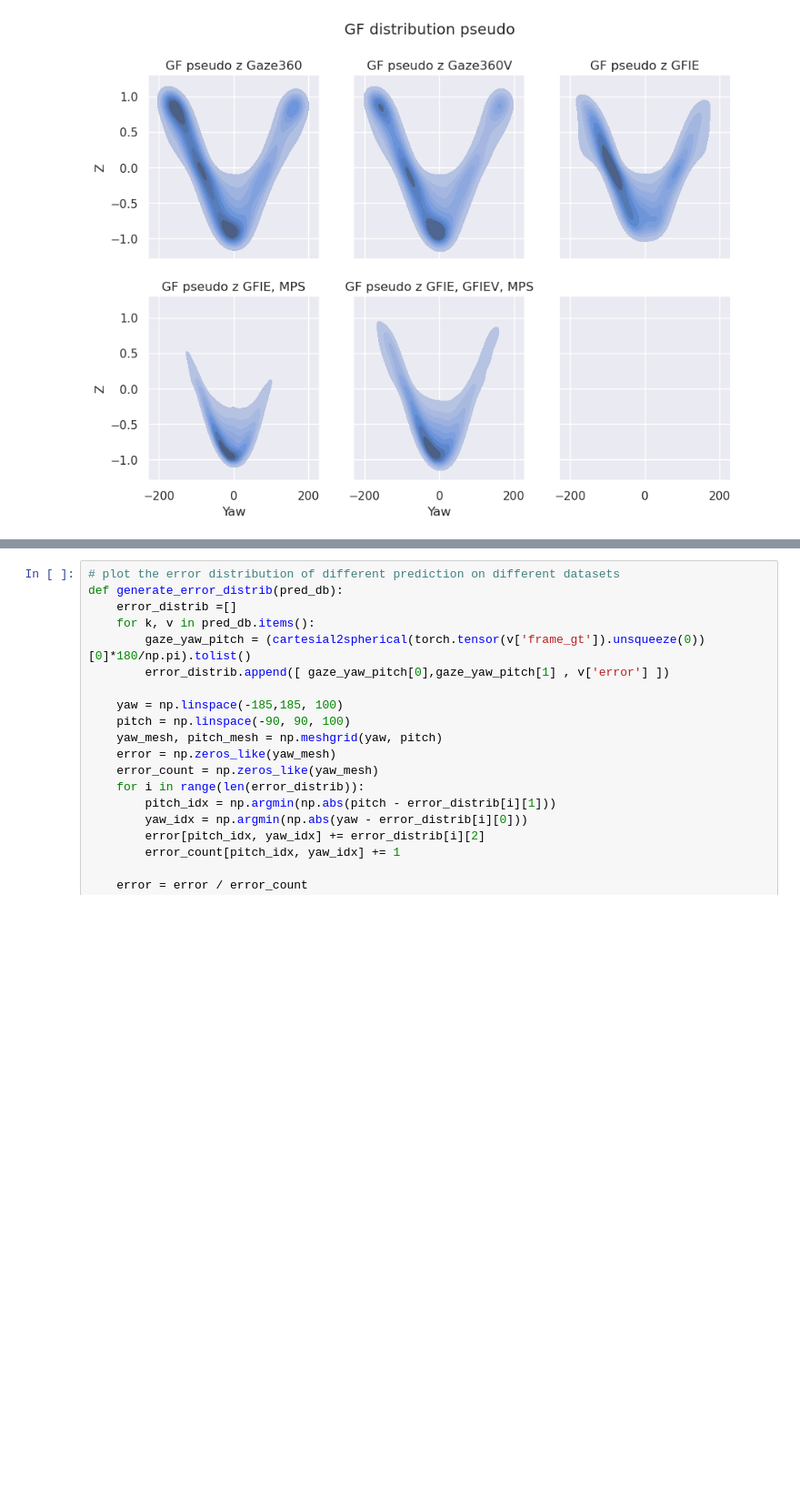
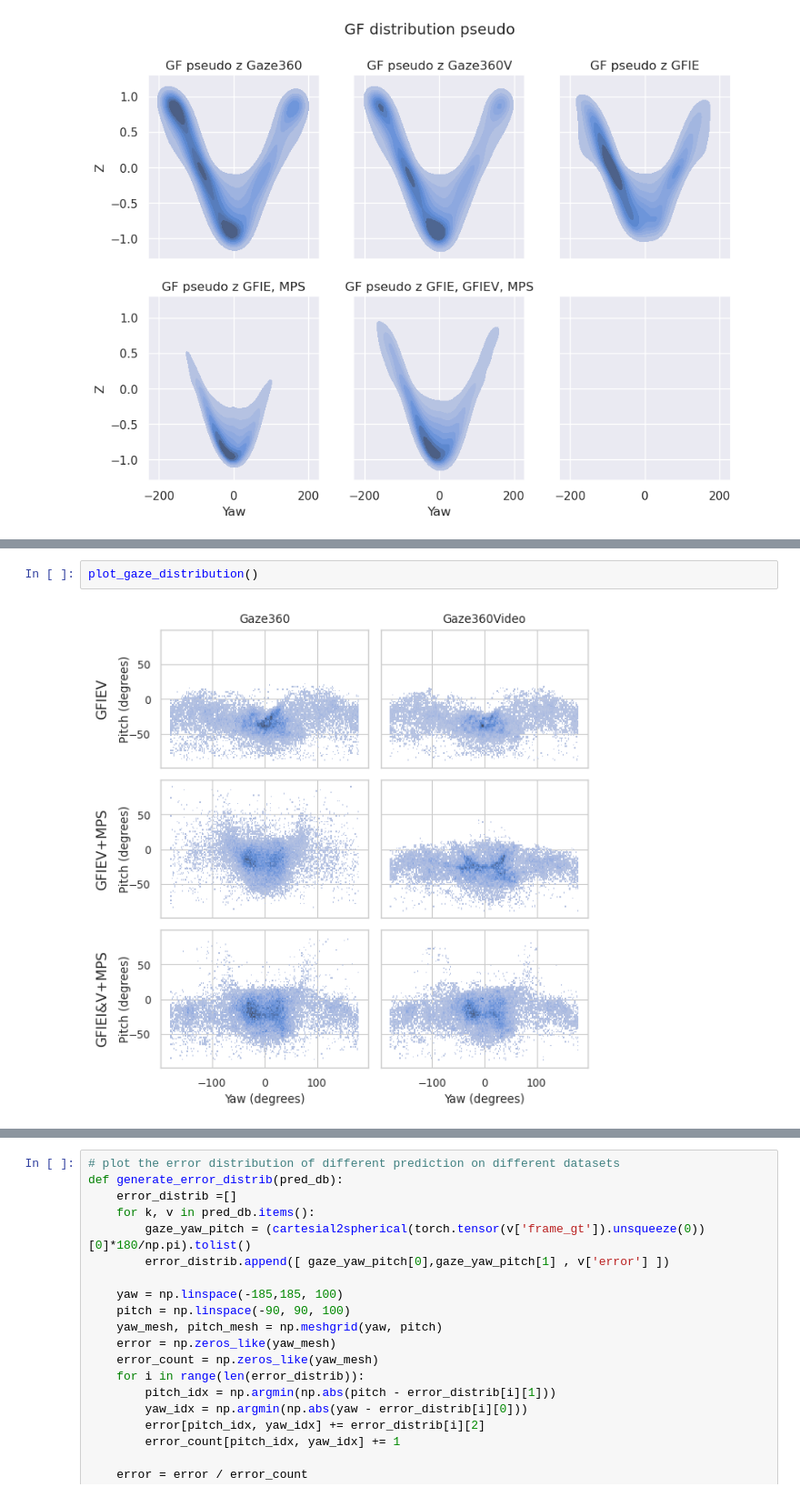
Before and after one commit to Vuillecard/gaze_pretrain, a Jupyter notebook: notebooks/dataset_explo.ipynb, the cells around one changed output, grey strips where cells are left out. Shown at 91% size. Saved outputs shown, nothing was run; the diff lists cells and outputs as text; blank space fills up the shorter version.

```diff
--- a/notebooks/dataset_explo.ipynb
+++ b/notebooks/dataset_explo.ipynb
@@ -487,0 +648,4 @@ ValueError: Could not interpret value `Z` for parameter `y`
+# %%
+plot_gaze_distribution()
+# %% [output]
+[figure, added]
```
Also changed, not shown: parts of 5 cells of this notebook, 7 other files.
